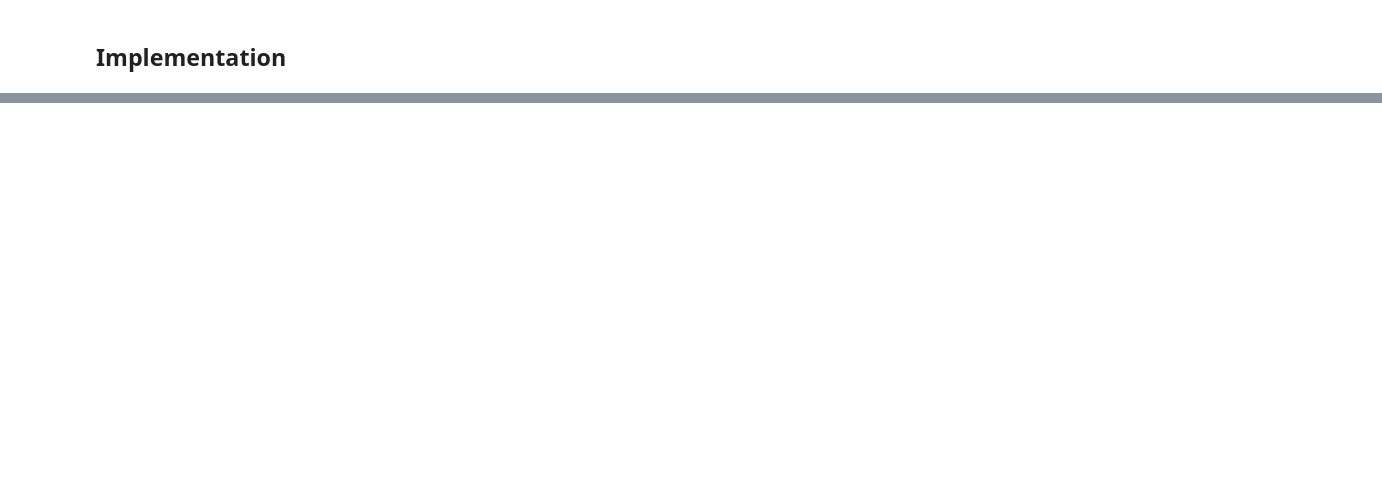
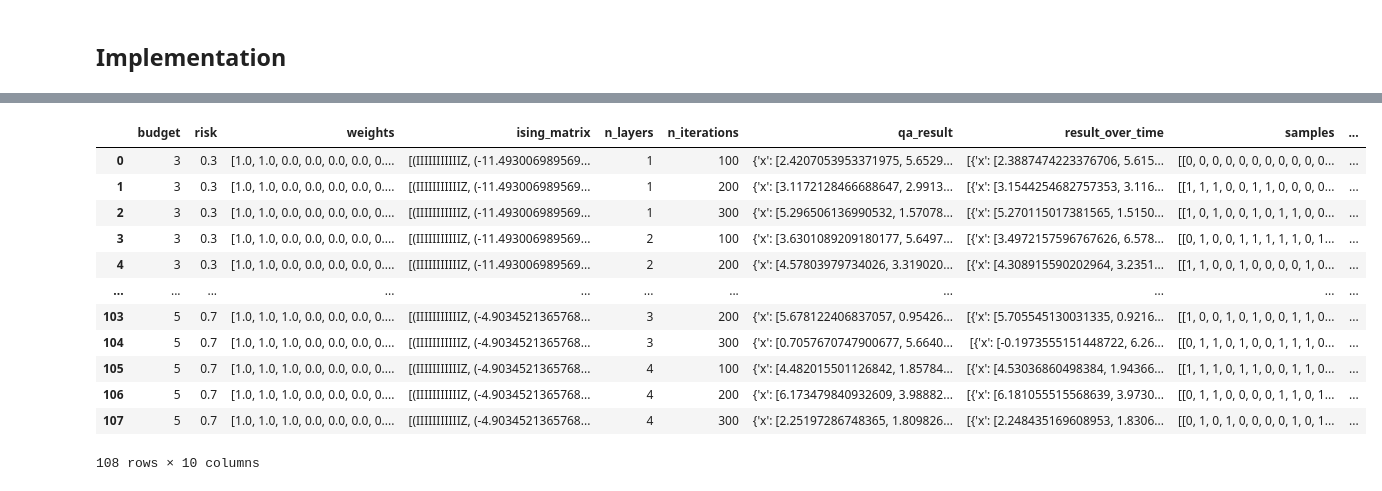
Before and after one commit to floatn/QML-for-finance, a Jupyter notebook: qml_qaoa.ipynb, the cells around one changed output, grey strips where cells are left out. Cells and saved outputs as stored; diff of their text form; code cells hidden in the pictures; blank space fills up the shorter version.

Commit message:
Added qaoa results for analysis

```diff
--- a/qml_qaoa.ipynb
+++ b/qml_qaoa.ipynb
@@ -482,0 +458,5 @@ cc_return, qa_bin_return, qa_return, cc_risk, qa_bin_risk, qa_risk, cc_sharpe, q
+# %%
+qa_res = \
+cc_res.merge(pd.Series(n_layers, name='n_layers'), how='cross').\
+merge(pd.Series(n_iter, name='n_iterations'), how='cross')
+qa_res
@@ -482,0 +477,2 @@ cc_return, qa_bin_return, qa_return, cc_risk, qa_bin_risk, qa_risk, cc_sharpe, q
+# %%
+qa_res[['qa_result', 'result_over_time', 'samples', 'qa_weights']] = pd.NA
@@ -482,0 +502,20 @@ cc_return, qa_bin_return, qa_return, cc_risk, qa_bin_risk, qa_risk, cc_sharpe, q
+# %%
+qa_res2 = qa_res.copy()
+qa_res2[['qa_result', 'result_over_time', 'samples', 'qa_weights']] = \
+qa_res2.apply(lambda x: po_qaoa(x['ising_matrix'], n_assets=len(mu), n_layers=x['n_layers'], n_iter=x['n_iterations']), result_type='expand', axis=1)
+# %%
+qa_res2
+# %% [output]
+|  | budget | risk | weights | ising_matrix | n_layers | n_iterations | qa_result | result_over_time | samples | ... |
+| 0 | 3 | 0.3 | [1.0, 1.0, 0.0, 0.0, 0.0, 0.0, 0.... | [(IIIIIIIIIIIZ, (-11.493006989569... | 1 | 100 | {'x': [2.4207053953371975, 5.6529... | [{'x': [2.3887474223376706, 5.615... | [[0, 0, 0, 0, 0, 0, 0, 0, 0, 0, 0... | ... |
+| 1 | 3 | 0.3 | [1.0, 1.0, 0.0, 0.0, 0.0, 0.0, 0.... | [(IIIIIIIIIIIZ, (-11.493006989569... | 1 | 200 | {'x': [3.1172128466688647, 2.9913... | [{'x': [3.1544254682757353, 3.116... | [[1, 1, 1, 0, 0, 1, 1, 0, 0, 0, 0... | ... |
+| 2 | 3 | 0.3 | [1.0, 1.0, 0.0, 0.0, 0.0, 0.0, 0.... | [(IIIIIIIIIIIZ, (-11.493006989569... | 1 | 300 | {'x': [5.296506136990532, 1.57078... | [{'x': [5.270115017381565, 1.5150... | [[1, 0, 1, 0, 0, 1, 0, 1, 1, 0, 0... | ... |
+| 3 | 3 | 0.3 | [1.0, 1.0, 0.0, 0.0, 0.0, 0.0, 0.... | [(IIIIIIIIIIIZ, (-11.493006989569... | 2 | 100 | {'x': [3.6301089209180177, 5.6497... | [{'x': [3.4972157596767626, 6.578... | [[0, 1, 0, 0, 1, 1, 1, 1, 1, 0, 1... | ... |
+| 4 | 3 | 0.3 | [1.0, 1.0, 0.0, 0.0, 0.0, 0.0, 0.... | [(IIIIIIIIIIIZ, (-11.493006989569... | 2 | 200 | {'x': [4.57803979734026, 3.319020... | [{'x': [4.308915590202964, 3.2351... | [[1, 1, 0, 0, 1, 0, 0, 0, 0, 1, 0... | ... |
+| ... | ... | ... | ... | ... | ... | ... | ... | ... | ... | ... |
+| 103 | 5 | 0.7 | [1.0, 1.0, 1.0, 0.0, 0.0, 0.0, 0.... | [(IIIIIIIIIIIZ, (-4.9034521365768... | 3 | 200 | {'x': [5.678122406837057, 0.95426... | [{'x': [5.705545130031335, 0.9216... | [[1, 0, 0, 1, 0, 1, 0, 0, 1, 1, 0... | ... |
+| 104 | 5 | 0.7 | [1.0, 1.0, 1.0, 0.0, 0.0, 0.0, 0.... | [(IIIIIIIIIIIZ, (-4.9034521365768... | 3 | 300 | {'x': [0.7057670747900677, 5.6640... | [{'x': [-0.1973555151448722, 6.26... | [[0, 1, 1, 0, 1, 0, 0, 1, 1, 1, 0... | ... |
+| 105 | 5 | 0.7 | [1.0, 1.0, 1.0, 0.0, 0.0, 0.0, 0.... | [(IIIIIIIIIIIZ, (-4.9034521365768... | 4 | 100 | {'x': [4.482015501126842, 1.85784... | [{'x': [4.53036860498384, 1.94366... | [[1, 1, 1, 0, 1, 1, 0, 0, 1, 1, 0... | ... |
+| 106 | 5 | 0.7 | [1.0, 1.0, 1.0, 0.0, 0.0, 0.0, 0.... | [(IIIIIIIIIIIZ, (-4.9034521365768... | 4 | 200 | {'x': [6.173479840932609, 3.98882... | [{'x': [6.181055515568639, 3.9730... | [[0, 1, 1, 0, 0, 0, 0, 1, 1, 0, 1... | ... |
+| 107 | 5 | 0.7 | [1.0, 1.0, 1.0, 0.0, 0.0, 0.0, 0.... | [(IIIIIIIIIIIZ, (-4.9034521365768... | 4 | 300 | {'x': [2.25197286748365, 1.809826... | [{'x': [2.248435169608953, 1.8306... | [[0, 1, 0, 1, 0, 0, 0, 0, 1, 0, 1... | ... |
+108 rows × 10 columns
```
Also changed, not shown: parts of 33 cells of this notebook, 5 other files.
